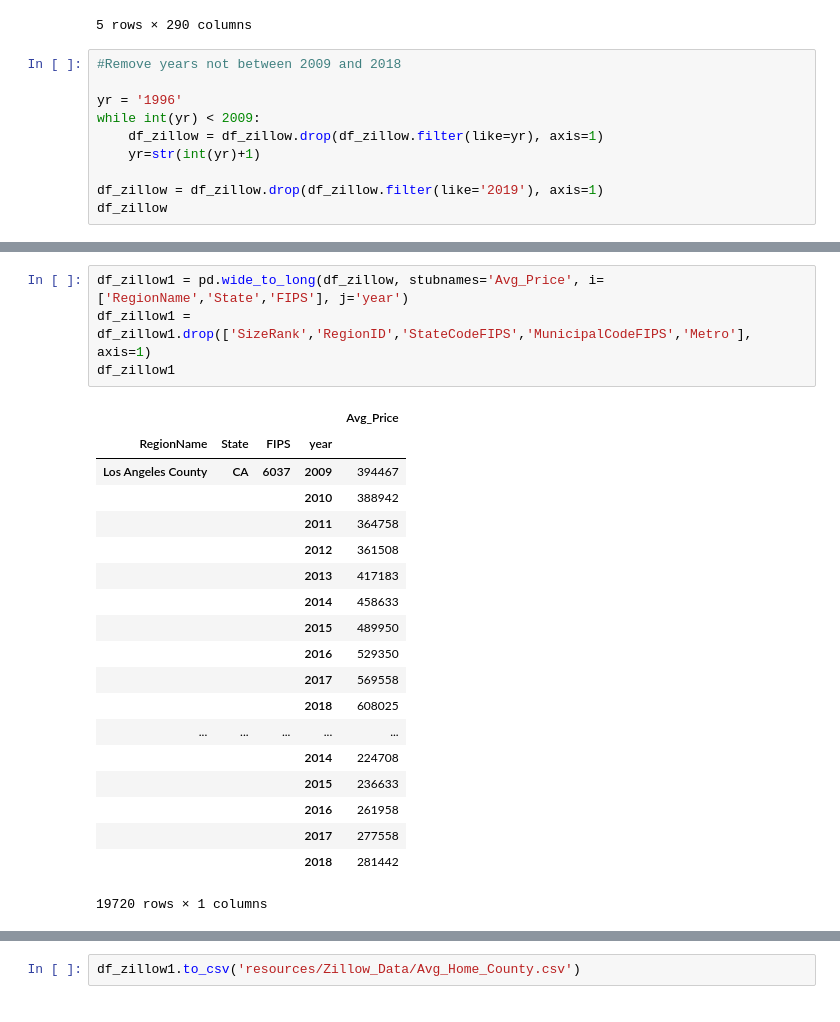
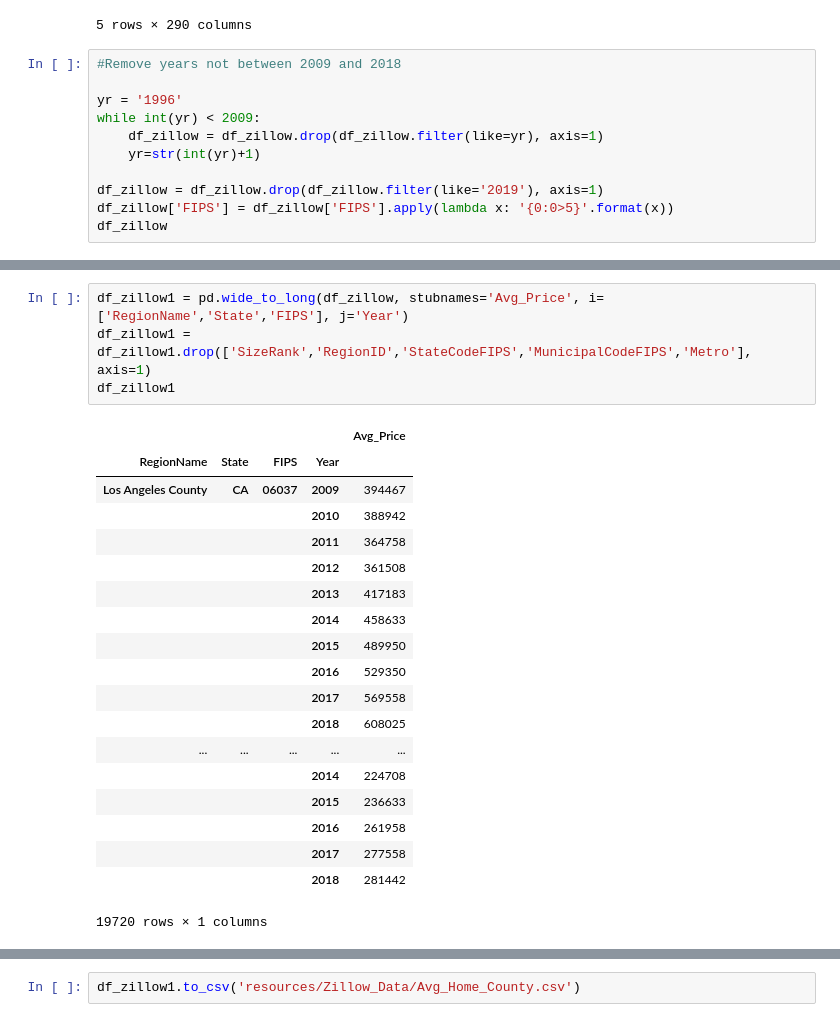
Before and after one commit to tateha26/My-First-Repository, a Jupyter notebook: Zillow_data.ipynb, the cells around one changed output, grey strips where cells are left out. Cells and saved outputs as stored; diff of their text form.

```diff
--- a/Zillow_data.ipynb
+++ b/Zillow_data.ipynb
@@ -25,6 +25,7 @@ while int(yr) < 2009:
     yr=str(int(yr)+1)
 
 df_zillow = df_zillow.drop(df_zillow.filter(like='2019'), axis=1)
+df_zillow['FIPS'] = df_zillow['FIPS'].apply(lambda x: '{0:0>5}'.format(x))
 df_zillow
 # %% [output]
 |  | RegionID | RegionName | State | Metro | StateCodeFIPS | MunicipalCodeFIPS | FIPS | SizeRank | 2009-01 | ... |
@@ -104,13 +85,13 @@ df_zillow
 | 1971 | 1648 | Daggett County | UT | NaN | 49 | 9 | 49009 | 1972 | ... |
 1972 rows × 18 columns
 # %%
-df_zillow1 = pd.wide_to_long(df_zillow, stubnames='Avg_Price', i=['RegionName','State','FIPS'], j='year')
+df_zillow1 = pd.wide_to_long(df_zillow, stubnames='Avg_Price', i=['RegionName','State','FIPS'], j='Year')
 df_zillow1 = df_zillow1.drop(['SizeRank','RegionID','StateCodeFIPS','MunicipalCodeFIPS','Metro'], axis=1)
 df_zillow1
 # %% [output]
 |  |  |  |  | Avg_Price |
-| RegionName | State | FIPS | year |  |
-| Los Angeles County | CA | 6037 | 2009 | 394467 |
+| RegionName | State | FIPS | Year |  |
+| Los Angeles County | CA | 06037 | 2009 | 394467 |
 |  |  |  | 2010 | 388942 |
 |  |  |  | 2011 | 364758 |
 |  |  |  | 2012 | 361508 |
```
Also changed, not shown: parts of 6 cells of this notebook, 3 other files.
